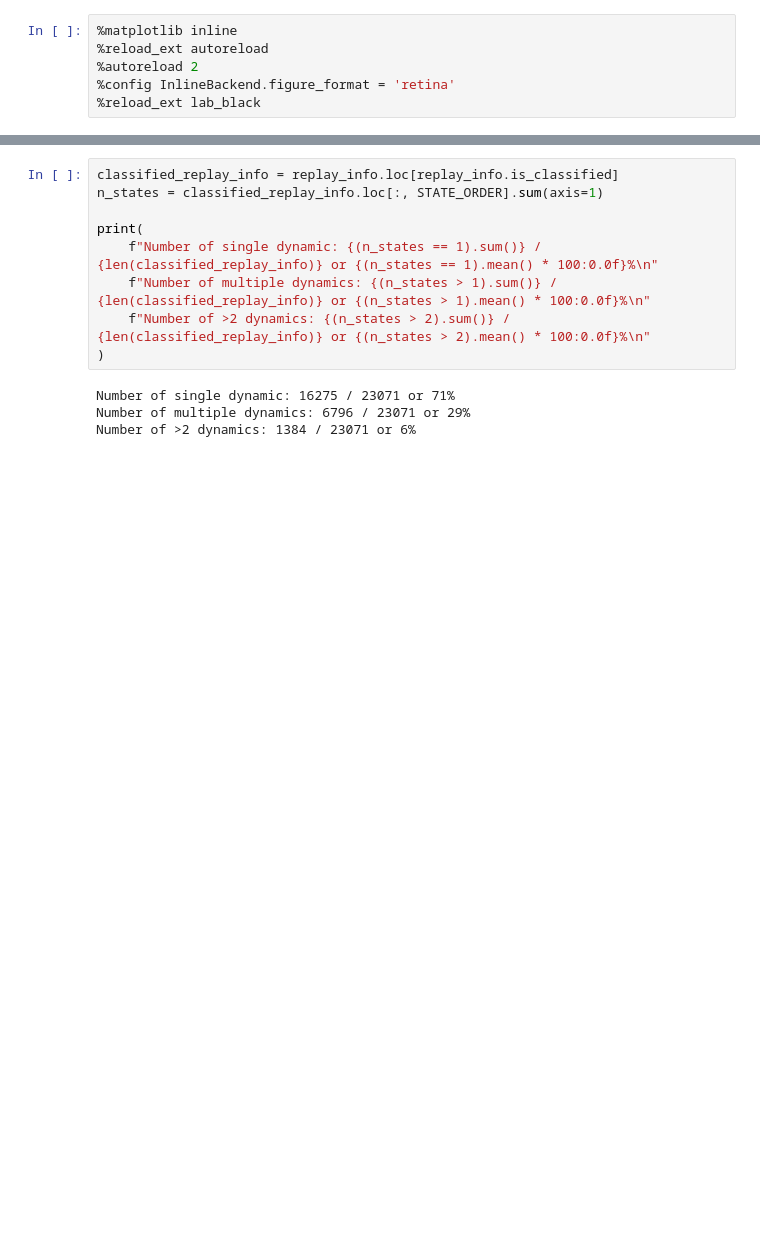
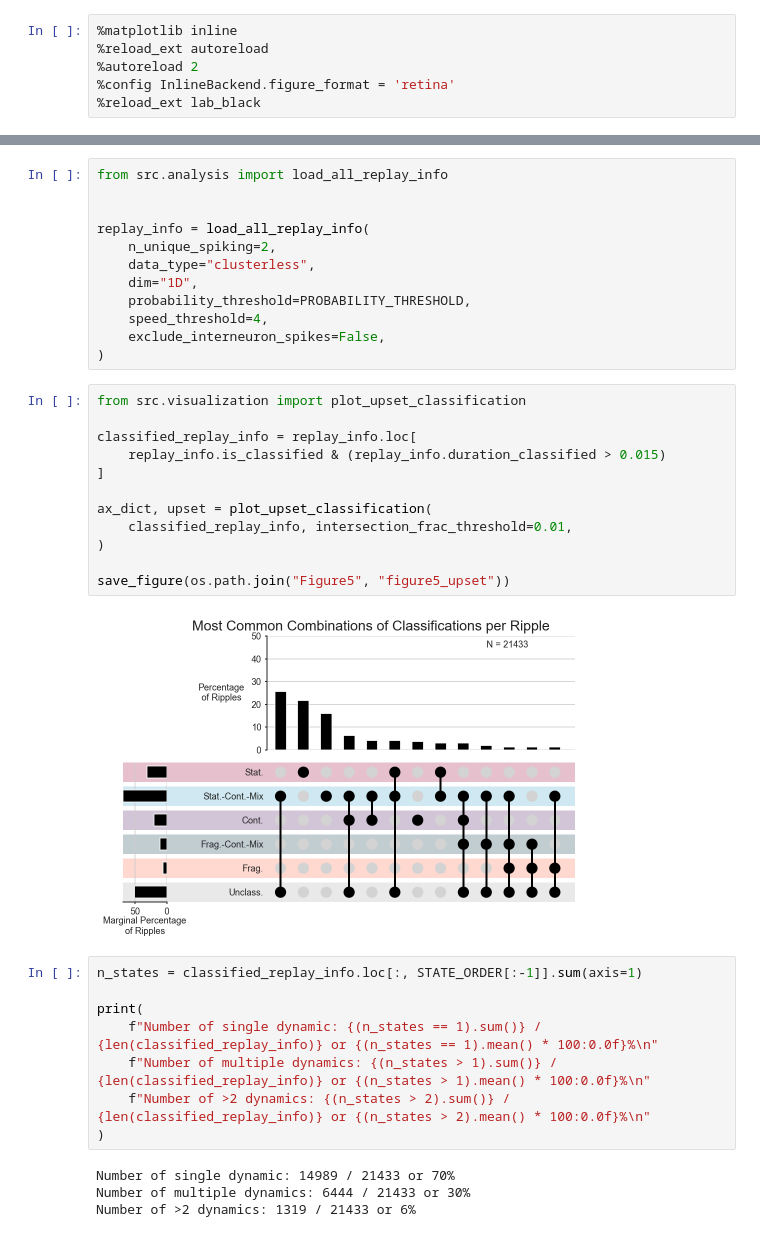
Before and after one commit to Eden-Kramer-Lab/replay_trajectory_paper, a Jupyter notebook: notebooks/Figure5.ipynb, the cells around one changed output, grey strips where cells are left out. Drawn from its saved outputs; the diff is of its cells as text; blank space fills up the shorter version.

```diff
--- a/notebooks/Figure5.ipynb
+++ b/notebooks/Figure5.ipynb
@@ -150,6 +27,31 @@ save_figure(os.path.join("Figure5", "figure5_category_counts"))
+# %%
+from src.analysis import load_all_replay_info
+
+
+replay_info = load_all_replay_info(
+    n_unique_spiking=2,
+    data_type="clusterless",
+    dim="1D",
+    probability_threshold=PROBABILITY_THRESHOLD,
+    speed_threshold=4,
+    exclude_interneuron_spikes=False,
+)
+# %%
+from src.visualization import plot_upset_classification
+
+classified_replay_info = replay_info.loc[
+    replay_info.is_classified & (replay_info.duration_classified > 0.015)
+]
+
+ax_dict, upset = plot_upset_classification(
+    classified_replay_info, intersection_frac_threshold=0.01,
+)
+
+save_figure(os.path.join("Figure5", "figure5_upset"))
+# %% [output]
+[figure, added]
 # %%
-classified_replay_info = replay_info.loc[replay_info.is_classified]
-n_states = classified_replay_info.loc[:, STATE_ORDER].sum(axis=1)
+n_states = classified_replay_info.loc[:, STATE_ORDER[:-1]].sum(axis=1)
 
 print(
     f"Number of single dynamic: {(n_states == 1).sum()} / {len(classified_replay_info)} or {(n_states == 1).mean() * 100:0.0f}%\n"
@@ -157,9 +59,9 @@ print(
     f"Number of >2 dynamics: {(n_states > 2).sum()} / {len(classified_replay_info)} or {(n_states > 2).mean() * 100:0.0f}%\n"
 )
 # %% [output]
-Number of single dynamic: 16275 / 23071 or 71%
-Number of multiple dynamics: 6796 / 23071 or 29%
-Number of >2 dynamics: 1384 / 23071 or 6%
+Number of single dynamic: 14989 / 21433 or 70%
+Number of multiple dynamics: 6444 / 21433 or 30%
+Number of >2 dynamics: 1319 / 21433 or 6%
 # %%
 num = (classified_replay_info["Hover-Continuous-Mix"] & (n_states == 1)).sum()
 denom = len(classified_replay_info)
```
Also changed, not shown: parts of 46 cells of this notebook.
